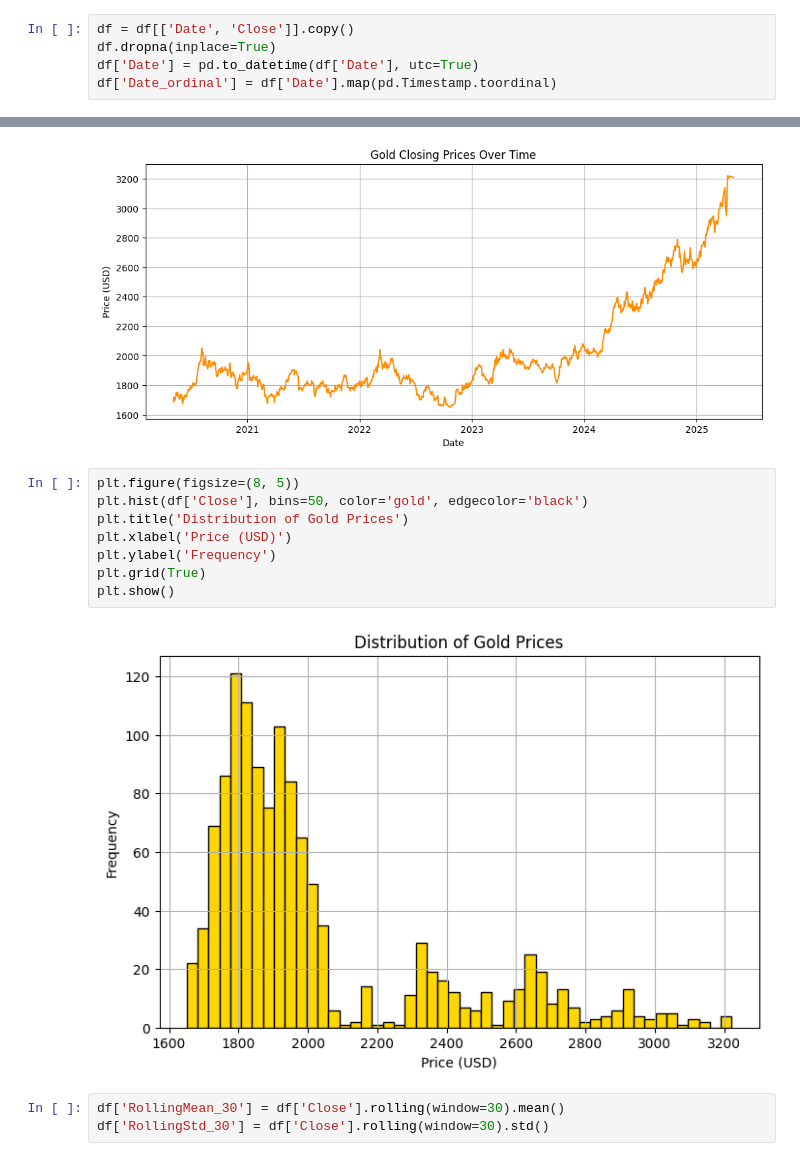
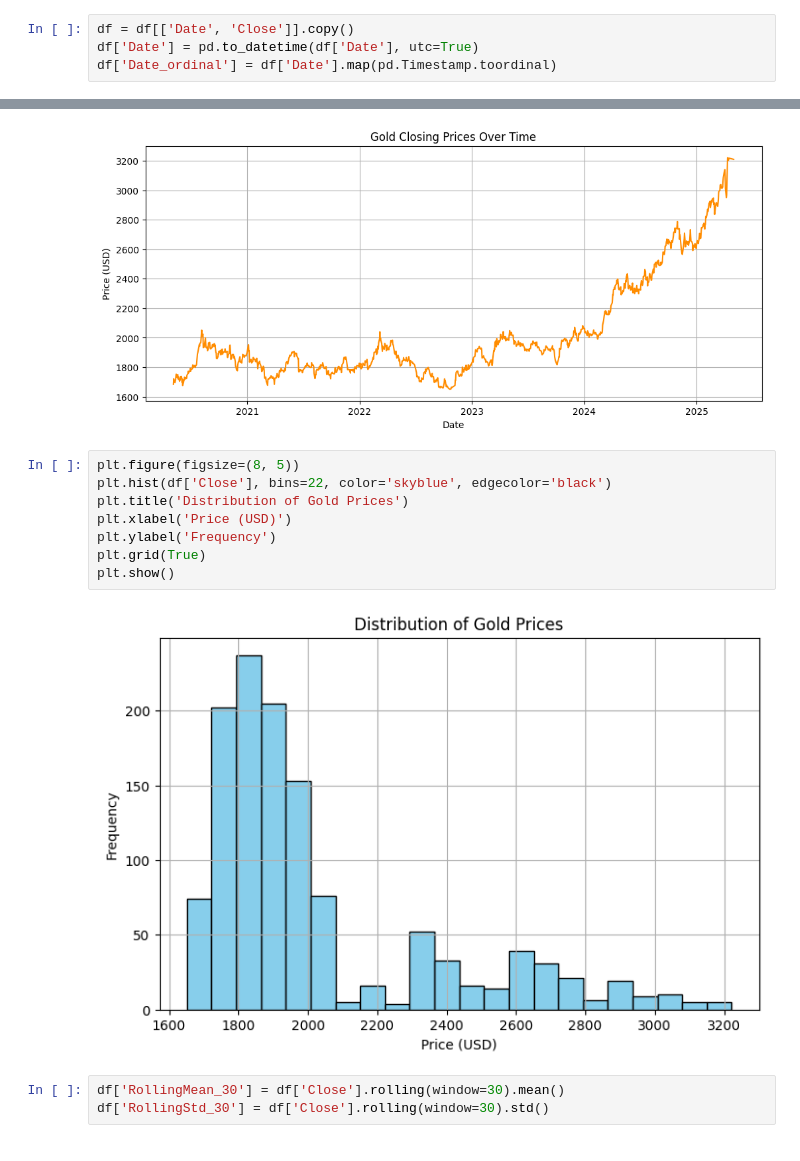
Before and after one commit to 23cs011/Gold-price-prediction, a Jupyter notebook: Gold_Price_Prediction/polynomial-regression.ipynb, the cells around one changed output, grey strips where cells are left out. Saved outputs shown, nothing was run; the diff lists cells and outputs as text.

```diff
--- a/main.ipynb
+++ b/Gold_Price_Prediction/polynomial-regression.ipynb
@@ -38,7 +36,6 @@ q_high = df['Close'].quantile(0.99)
 df = df[(df['Close'] >= q_low) & (df['Close'] <= q_high)]
 # %%
 df = df[['Date', 'Close']].copy()
-df.dropna(inplace=True)
 df['Date'] = pd.to_datetime(df['Date'], utc=True)
 df['Date_ordinal'] = df['Date'].map(pd.Timestamp.toordinal)
 # %%
@@ -56,14 +53,14 @@ plt.show()
 [figure]
 # %%
 plt.figure(figsize=(8, 5))
-plt.hist(df['Close'], bins=50, color='gold', edgecolor='black')
+plt.hist(df['Close'], bins=22, color='skyblue', edgecolor='black')
 plt.title('Distribution of Gold Prices')
 plt.xlabel('Price (USD)')
 plt.ylabel('Frequency')
 plt.grid(True)
 plt.show()
 # %% [output]
-[figure, old version]
+[figure, new version]
 # %%
 df['RollingMean_30'] = df['Close'].rolling(window=30).mean()
 df['RollingStd_30'] = df['Close'].rolling(window=30).std()
```
Also changed, not shown: parts of 8 cells of this notebook, 5 other files.
